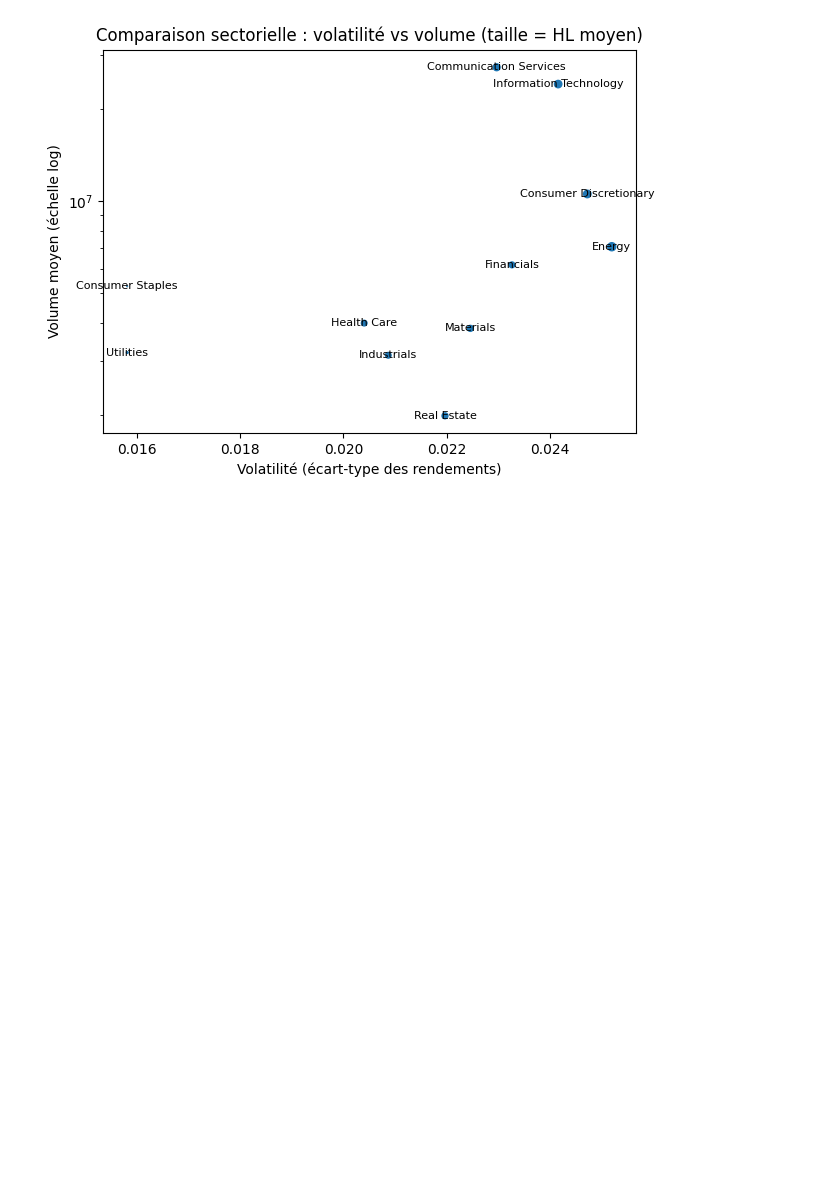
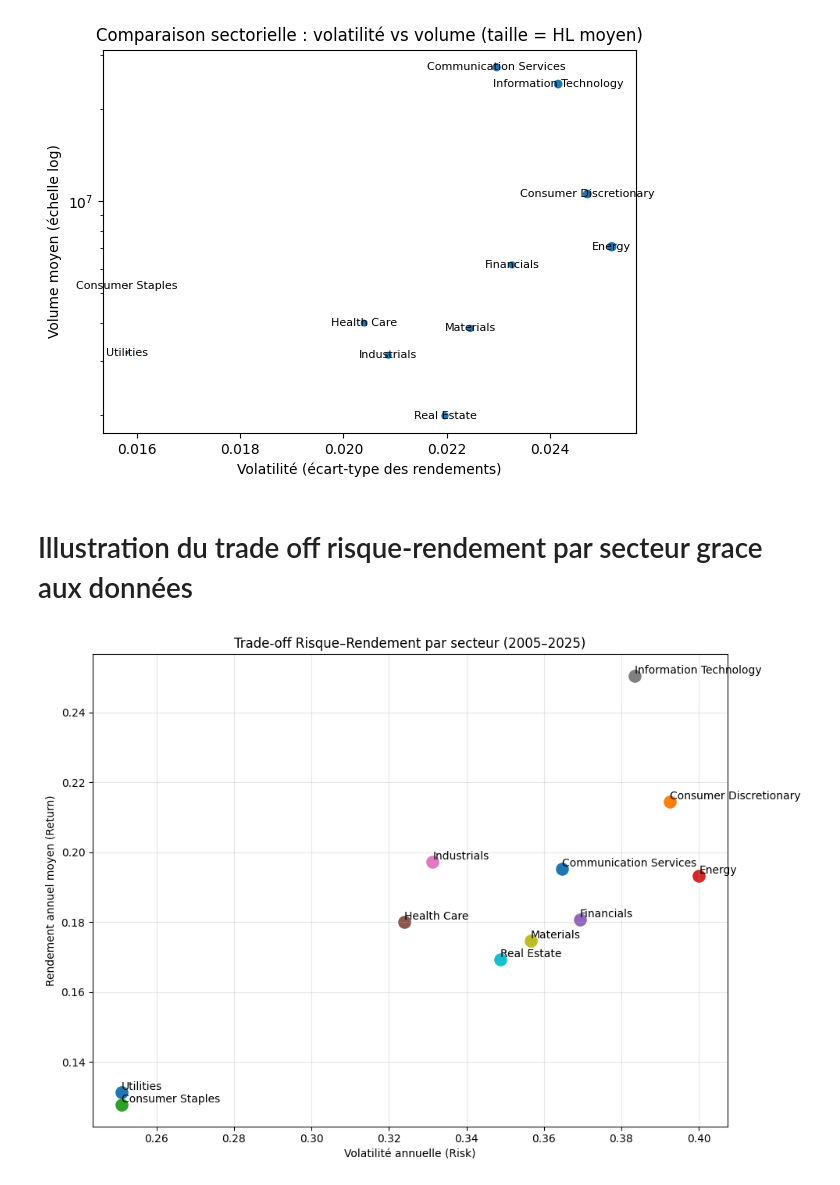
Before and after one commit to diabitbol/alpha-ranking-benchmark, a Jupyter notebook: description/description_2.ipynb, the cells around one changed output. Drawn from its saved outputs; the diff is of its cells as text; code cells hidden in the pictures; blank space fills up the shorter version.

```diff
--- a/description/description_2.ipynb
+++ b/description/description_2.ipynb
@@ -185,3 +212,47 @@ plt.tight_layout()
 plt.show()
 # %% [output]
 [figure]
+# %% [markdown]
+# Illustration du trade off risque-rendement par secteur grace aux données
+# %%
+import pandas as pd
+import numpy as np
+import matplotlib.pyplot as plt
+
+# 1) S'assurer que le rendement est présent
+df['Return'] = df.groupby('Ticker')['Close'].pct_change(fill_method=None)
+
+# 2) Retour par secteur
+by_sector = df.groupby('Sector')['Return']
+
+# 3) Calculs journaliers
+daily_mean = by_sector.mean()
+daily_vol = by_sector.std()
+
+# 4) Annualisation
+annual_return = (1 + daily_mean)**252 - 1
+annual_vol = daily_vol * np.sqrt(252)
+
+# 5) DataFrame final
+risk_return = pd.DataFrame({
+    'Annual_Return': annual_return,
+    'Annual_Vol': annual_vol
+})
+
+# 6) Scatter plot sectoriel
+plt.figure(figsize=(10, 7))
+
+for sector in risk_return.index:
+    x = risk_return.loc[sector, 'Annual_Vol']
+    y = risk_return.loc[sector, 'Annual_Return']
+    plt.scatter(x, y, s=120)
+    plt.text(x, y, sector, fontsize=10, ha='left', va='bottom')
+
+plt.xlabel("Volatilité annuelle (Risk)")
+plt.ylabel("Rendement annuel moyen (Return)")
+plt.title("Trade-off Risque–Rendement par secteur (2005–2025)")
+plt.grid(True, alpha=0.3)
+plt.tight_layout()
+plt.show()
+# %% [output]
+[figure, added]
```
Also changed, not shown: parts of 6 cells of this notebook.
